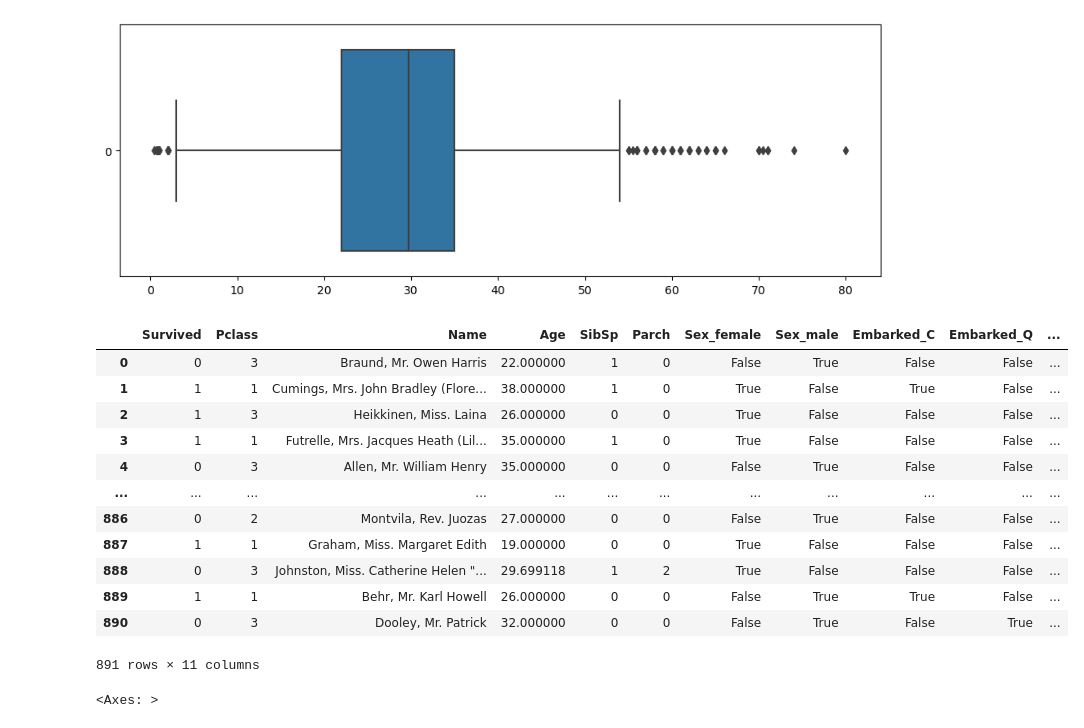
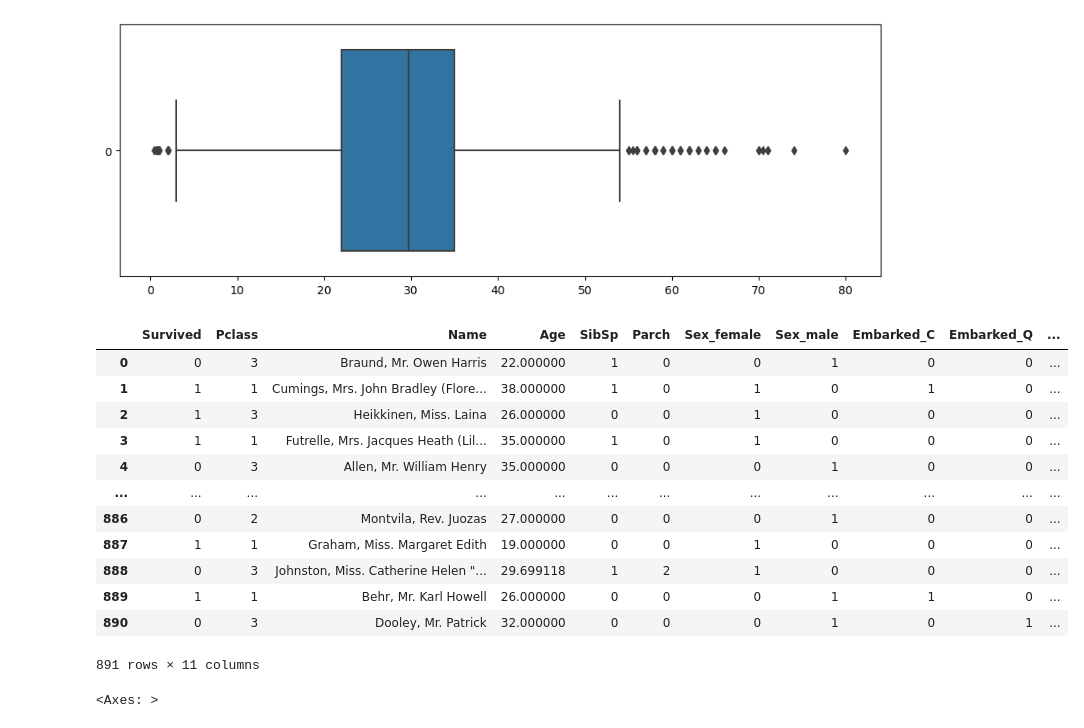
Before and after one commit to treeevisan/Data-Projects, a Jupyter notebook: titanic_ml.ipynb, the cells around one changed output. Drawn from its saved outputs; the diff is of its cells as text; code cells hidden in the pictures.

```diff
--- a/titanic_ml.ipynb
+++ b/titanic_ml.ipynb
@@ -223,21 +223,21 @@ fig = sns.boxplot(traindf['Age'], orient='h')
 # %% [output]
 [figure]
 # %%
-traindf_dummies = pd.get_dummies(data=traindf, columns=['Sex', 'Embarked'])
+traindf_dummies = pd.get_dummies(data=traindf, columns=['Sex', 'Embarked'], dtype=int)
 display(traindf_dummies)
 # %% [output]
 |  | Survived | Pclass | Name | Age | SibSp | Parch | Sex_female | Sex_male | Embarked_C | Embarked_Q | ... |
-| 0 | 0 | 3 | Braund, Mr. Owen Harris | 22.000000 | 1 | 0 | False | True | False | False | ... |
-| 1 | 1 | 1 | Cumings, Mrs. John Bradley (Flore... | 38.000000 | 1 | 0 | True | False | True | False | ... |
-| 2 | 1 | 3 | Heikkinen, Miss. Laina | 26.000000 | 0 | 0 | True | False | False | False | ... |
-| 3 | 1 | 1 | Futrelle, Mrs. Jacques Heath (Lil... | 35.000000 | 1 | 0 | True | False | False | False | ... |
-| 4 | 0 | 3 | Allen, Mr. William Henry | 35.000000 | 0 | 0 | False | True | False | False | ... |
+| 0 | 0 | 3 | Braund, Mr. Owen Harris | 22.000000 | 1 | 0 | 0 | 1 | 0 | 0 | ... |
+| 1 | 1 | 1 | Cumings, Mrs. John Bradley (Flore... | 38.000000 | 1 | 0 | 1 | 0 | 1 | 0 | ... |
+| 2 | 1 | 3 | Heikkinen, Miss. Laina | 26.000000 | 0 | 0 | 1 | 0 | 0 | 0 | ... |
+| 3 | 1 | 1 | Futrelle, Mrs. Jacques Heath (Lil... | 35.000000 | 1 | 0 | 1 | 0 | 0 | 0 | ... |
+| 4 | 0 | 3 | Allen, Mr. William Henry | 35.000000 | 0 | 0 | 0 | 1 | 0 | 0 | ... |
 | ... | ... | ... | ... | ... | ... | ... | ... | ... | ... | ... | ... |
-| 886 | 0 | 2 | Montvila, Rev. Juozas | 27.000000 | 0 | 0 | False | True | False | False | ... |
-| 887 | 1 | 1 | Graham, Miss. Margaret Edith | 19.000000 | 0 | 0 | True | False | False | False | ... |
-| 888 | 0 | 3 | Johnston, Miss. Catherine Helen "... | 29.699118 | 1 | 2 | True | False | False | False | ... |
-| 889 | 1 | 1 | Behr, Mr. Karl Howell | 26.000000 | 0 | 0 | False | True | True | False | ... |
-| 890 | 0 | 3 | Dooley, Mr. Patrick | 32.000000 | 0 | 0 | False | True | False | True | ... |
+| 886 | 0 | 2 | Montvila, Rev. Juozas | 27.000000 | 0 | 0 | 0 | 1 | 0 | 0 | ... |
+| 887 | 1 | 1 | Graham, Miss. Margaret Edith | 19.000000 | 0 | 0 | 1 | 0 | 0 | 0 | ... |
+| 888 | 0 | 3 | Johnston, Miss. Catherine Helen "... | 29.699118 | 1 | 2 | 1 | 0 | 0 | 0 | ... |
+| 889 | 1 | 1 | Behr, Mr. Karl Howell | 26.000000 | 0 | 0 | 0 | 1 | 1 | 0 | ... |
+| 890 | 0 | 3 | Dooley, Mr. Patrick | 32.000000 | 0 | 0 | 0 | 1 | 0 | 1 | ... |
 891 rows × 11 columns
 # %%
 plt.figure(figsize=(12,8))
```
Also changed, not shown: parts of 17 cells of this notebook, 1 other file.
